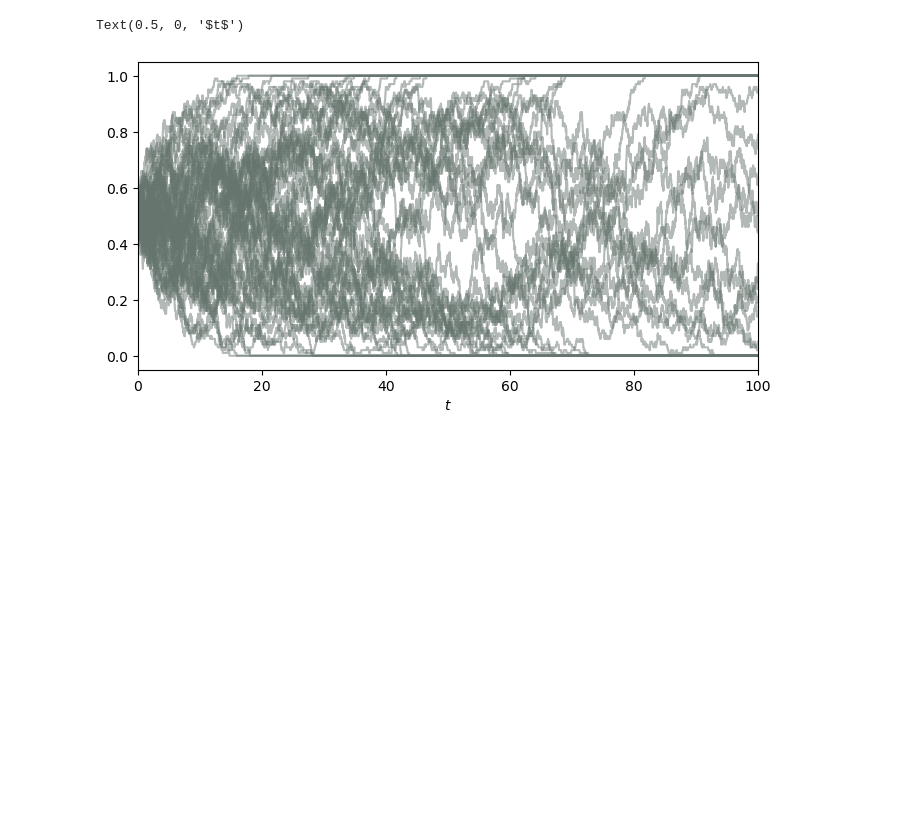
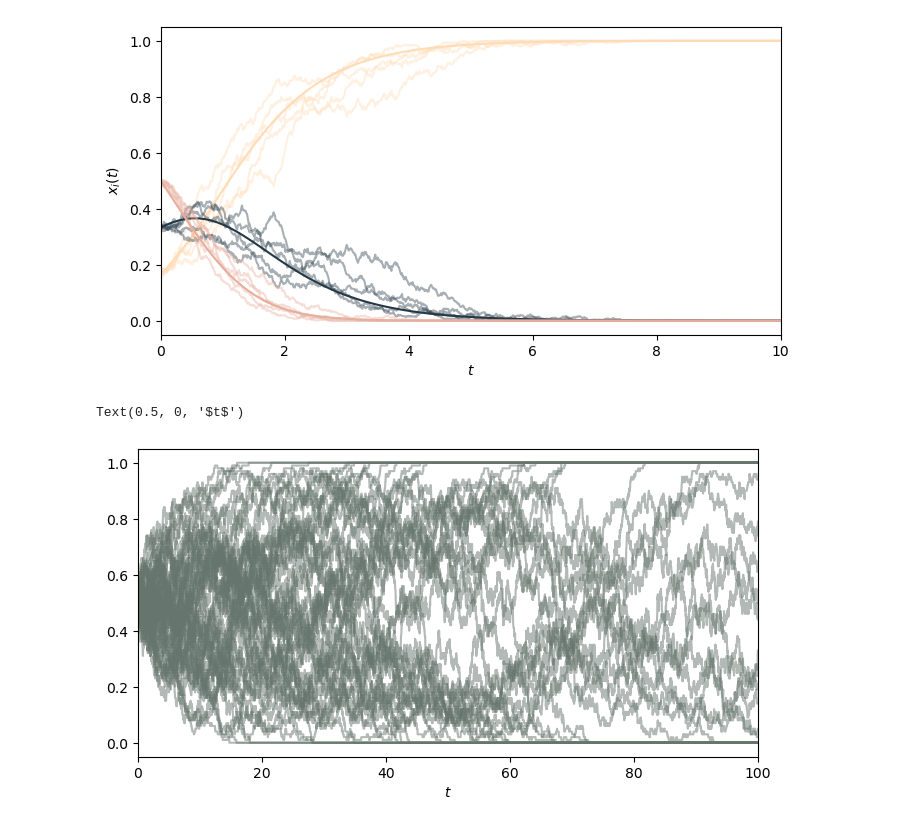
Before and after one commit to dirkbrockmann/stopro, a Jupyter notebook: examples/MoranProcess.ipynb, the cells around one changed output. Cells and saved outputs as stored; diff of their text form; code cells hidden in the pictures; blank space fills up the shorter version.

```diff
--- a/examples/MoranProcess.ipynb
+++ b/examples/MoranProcess.ipynb
@@ -63,3 +79,29 @@ for i in range(res['N']):
+# %%
+ic = [100,200,300] # initial number of individuals of each species
+population_size = np.sum(ic) # total number of individuals
+icx = ic/population_size
+dt = 0.01
+alpha = np.array([3,2,1]) # replication rates of each species
+T = 10 # integration time
+samples = 5 # number of samples
+t = np.linspace(0,T,100)
+
+# here is the solution of the deterministic replicator system for comparison
+sol = odeint(replicator,  np.array(ic/np.sum(ic)), t  , args=(alpha,))
+# here are the realizations of the moran process
+res = moran(T,population_size,alpha=alpha,N=3,samples=samples,normalize=True,
+            initial_condition=icx,diffusion_approximation=True,dt=dt)
+# %%
+fig,ax = plt.subplots(figsize=[8,4])
+for i in range(res['N']):
+    for j in range(res['samples']):
+        ax.plot(res['Xt'][j][0],res['Xt'][j][1][i],color='C'+str(i),alpha=0.4)
+    ax.plot(t,sol[:,i],color='C'+str(i))
+    ax.set_xlim([0,T])
+    ax.set_xlabel(r'$t$')
+    ax.set_ylabel(r'$x_i(t)$')
+# %% [output]
+[figure, added]
 # %%
 population_size = 100
 alpha = 2.0
```
Also changed, not shown: parts of 4 cells of this notebook, 2 other files.
